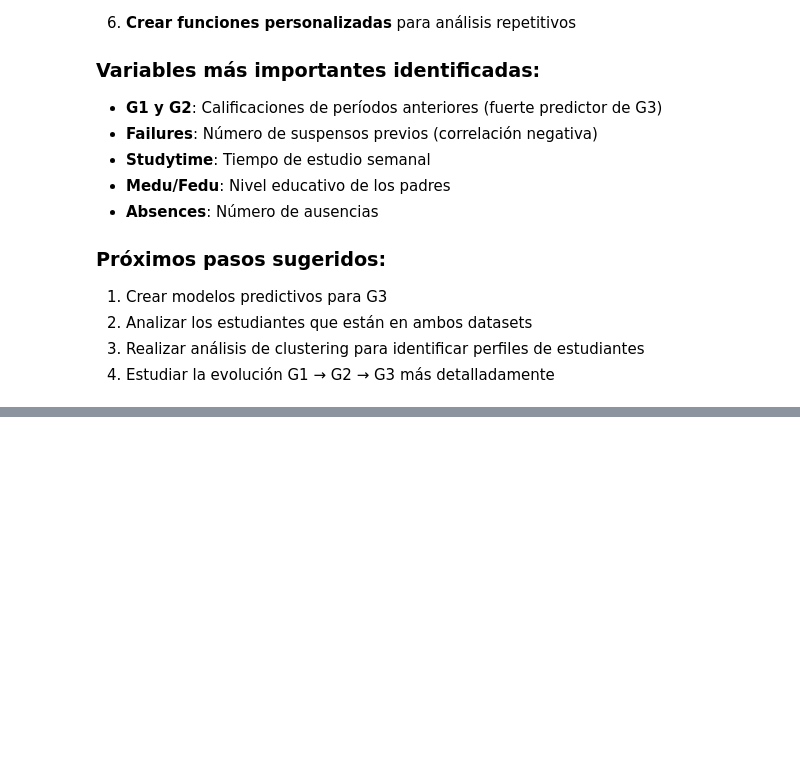
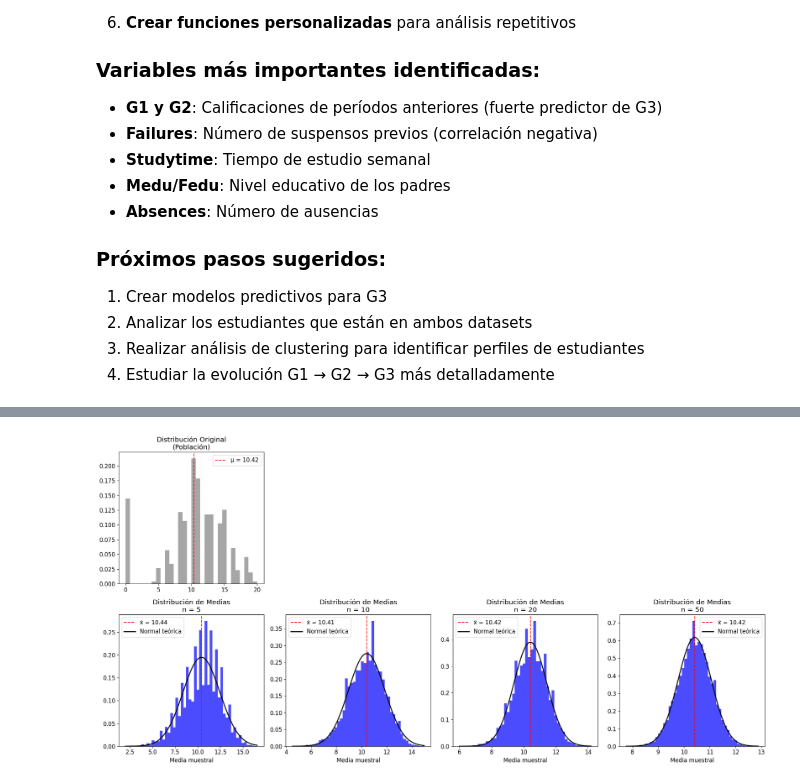
Before and after one commit to moisesbritez92/trabajo_ds_alessandro_moises, a Jupyter notebook: tutorial_student_dataset.ipynb, the cells around one changed output, grey strips where cells are left out. Saved outputs shown, nothing was run; the diff lists cells and outputs as text; code cells hidden in the pictures; blank space fills up the shorter version.

```diff
--- a/tutorial_student_dataset.ipynb
+++ b/tutorial_student_dataset.ipynb
@@ -428,0 +571,79 @@ Con este análisis has aprendido a:
+# %%
+# Demostración del Teorema del Límite Central con calificaciones
+# Equivalente a la simulación en R pero aplicado a datos reales
+
+def demostrar_tlc(data, variable, tamaños_muestra=[5, 10, 20, 50], n_simulaciones=10000):
+    """
+    Demuestra el Teorema del Límite Central con diferentes tamaños de muestra
+    """
+    poblacion = data[variable].dropna()
+    media_poblacional = np.mean(poblacion)
+    std_poblacional = np.std(poblacion, ddof=0)  # Parámetro poblacional
+
+    print(f"Parámetros poblacionales:")
+    print(f"  Media (μ): {media_poblacional:.3f}")
+    print(f"  Desviación estándar (σ): {std_poblacional:.3f}")
+
+    fig, axes = plt.subplots(2, len(tamaños_muestra), figsize=(20, 10))
+
+    # Distribución original
+    axes[0, 0].hist(poblacion, bins=30, alpha=0.7, density=True, color='gray')
+    axes[0, 0].set_title('Distribución Original\n(Población)')
+    axes[0, 0].axvline(media_poblacional, color='red', linestyle='--', label=f'μ = {media_poblacional:.2f}')
+    axes[0, 0].legend()
+
+    # Limpiar el resto de la primera fila
+    for i in range(1, len(tamaños_muestra)):
+        axes[0, i].set_visible(False)
+
+    resultados_tlc = {}
+
+    for idx, n in enumerate(tamaños_muestra):
+        # Generar muestras
+        medias_muestrales = []
+        for _ in range(n_simulaciones):
+            muestra = np.random.choice(poblacion, size=n, replace=True)
+            medias_muestrales.append(np.mean(muestra))
+
+        medias_muestrales = np.array(medias_muestrales)
+
+        # Estadísticas de las medias muestrales
+        media_de_medias = np.mean(medias_muestrales)
+        std_de_medias = np.std(medias_muestrales, ddof=1)
+        std_teorico = std_poblacional / np.sqrt(n)
+
+        resultados_tlc[n] = {
+            'medias': medias_muestrales,
+            'media_observada': media_de_medias,
+            'std_observada': std_de_medias,
+            'std_teorica': std_teorico
+        }
+
+        # Visualización
+        axes[1, idx].hist(medias_muestrales, bins=50, alpha=0.7, density=True, color='blue')
+        axes[1, idx].axvline(media_de_medias, color='red', linestyle='--',
+                           label=f'x̄ = {media_de_medias:.2f}')
+
+        # Curva normal teórica
+        x_norm = np.linspace(medias_muestrales.min(), medias_muestrales.max(), 100)
+        y_norm = stats.norm.pdf(x_norm, media_poblacional, std_teorico)
+        axes[1, idx].plot(x_norm, y_norm, 'k-', linewidth=2, label='Normal teórica')
+
+        axes[1, idx].set_title(f'Distribución de Medias\nn = {n}')
+        axes[1, idx].set_xlabel('Media muestral')
+        axes[1, idx].legend()
+
+        print(f"\nTamaño muestra n = {n}:")
+        print(f"  Media de medias: {media_de_medias:.3f} (esperado: {media_poblacional:.3f})")
+        print(f"  Std de medias: {std_de_medias:.3f} (teórico: {std_teorico:.3f})")
+        print(f"  Error estándar: {abs(std_de_medias - std_teorico):.4f}")
+
+    plt.tight_layout()
+    plt.show()
+
+    return resultados_tlc
+
+# Aplicar TLC a calificaciones de matemáticas
+print("=== TEOREMA DEL LÍMITE CENTRAL - CALIFICACIONES MATEMÁTICAS ===")
+tlc_resultados = demostrar_tlc(math_df, 'G3')
+# %% [output]
@@ -428,0 +667 @@ Con este análisis has aprendido a:
+[figure, added]
```
Also changed, not shown: parts of 14 cells of this notebook, 8 other files.
